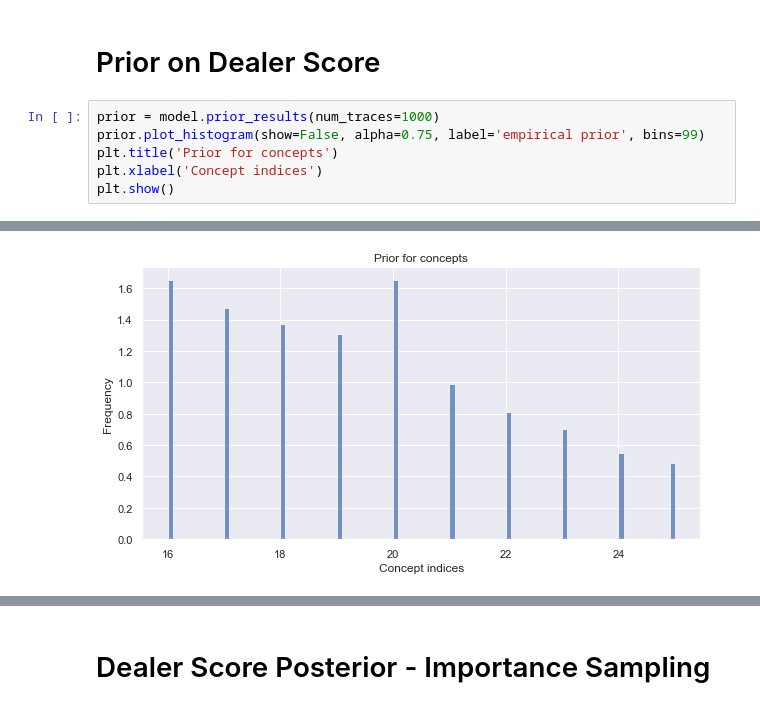
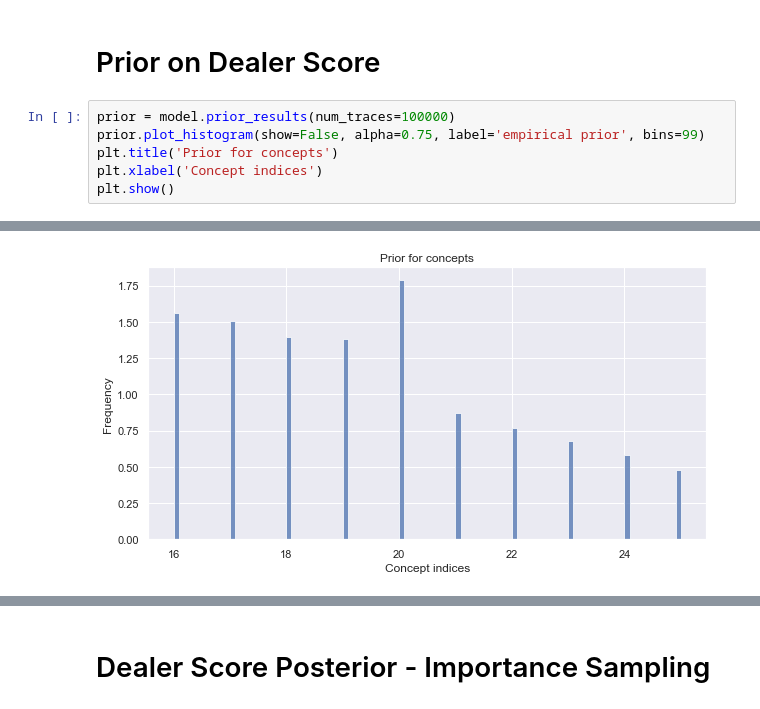
Before and after one commit to ivanjut/inference-compilation-project, a Jupyter notebook: blackjack/blackjack_simple_generative_model.ipynb, the cells around one changed output, grey strips where cells are left out. Cells and saved outputs as stored; diff of their text form.

```diff
--- a/blackjack/blackjack_simple_generative_model.ipynb
+++ b/blackjack/blackjack_simple_generative_model.ipynb
@@ -213,7 +213,7 @@ model.forward()
 # %% [markdown]
 # Prior on Dealer Score
 # %%
-prior = model.prior_results(num_traces=1000)
+prior = model.prior_results(num_traces=100000)
 prior.plot_histogram(show=False, alpha=0.75, label='empirical prior', bins=99)
 plt.title('Prior for concepts')
 plt.xlabel('Concept indices')
@@ -224 +224 @@ Time spent  | Time remain.| Progress             | Trace     | Traces/sec
-[figure, old version]
+[figure, new version]
```
Also changed, not shown: parts of 10 cells of this notebook.
